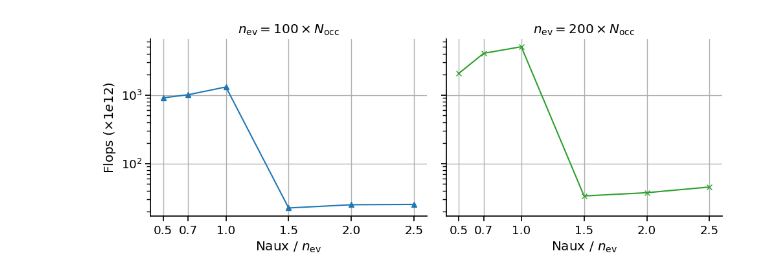
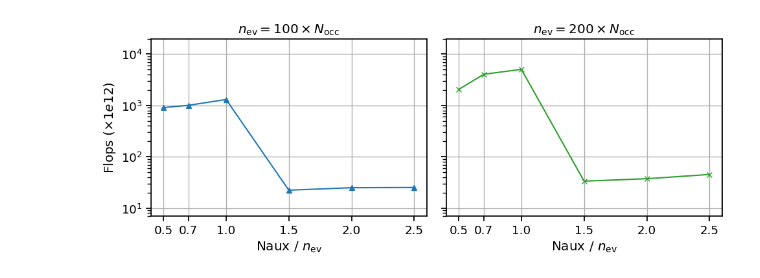
Before and after one commit to framere/MA_figures_official, a Jupyter notebook: Guess_space_init/plots_guess.ipynb, the cells around one changed output. Cells and saved outputs as stored; diff of their text form; code cells hidden in the pictures.

Commit message:
update_figures

```diff
--- a/Guess_space_init/plots_guess.ipynb
+++ b/Guess_space_init/plots_guess.ipynb
@@ -22,29 +22,31 @@ exact_formaldehyde =  20 * 27643**3
 # %%
 fig, axes = plt.subplots(1, 2, figsize=(10, 4), sharey=True)
 x_ticks_labels = [f"{x:.1f}" for x in factor]
 
 x_ticks1 = factor * N[0]
 axes[0].plot(x_ticks1, formaldehyde_100 / 1e12, marker='^', label=r'$N=100 \times N_{\text{occ}}$', color=colors[0])
 # axes[0].plot(x_ticks1, [exact_formaldehyde / 1e12]*len(x_ticks1), linestyle='--', label='Exact', color='black')
 axes[0].set_yscale('log')
 axes[0].set_xlabel(r'Naux / $n_{\text{ev}}$')
 axes[0].set_title(r'$n_{\text{ev}}=100 \times N_{\text{occ}}$')
 axes[0].set_xticks(x_ticks1, labels=x_ticks_labels)
+axes[0].set_ylim(7e0, 2e4)
 axes[0].grid()
 
 x_ticks2 = factor * N[1]
 axes[1].plot(x_ticks2, formaldehyde_200 / 1e12, marker='x', label=r'$N=200 \times N_{\text{occ}}$', color=colors[2])
 # axes[1].plot(x_ticks2, [exact_formaldehyde / 1e12]*len(x_ticks2), linestyle='--', label='Exact', color='black')
 axes[1].set_yscale('log')
 axes[1].set_xlabel(r'Naux / $n_{\text{ev}}$')
 axes[1].set_title(r'$n_{\text{ev}}=200 \times N_{\text{occ}}$')
 axes[1].set_xticks(x_ticks2, labels=x_ticks_labels)
+axes[1].set_ylim(7e0, 2e4)
 axes[1].grid()
 
 axes[0].set_ylabel(r'Flops ($\times 1e12$)')
-sns.despine()
+# sns.despine()
 plt.tight_layout()
 plt.savefig('Naux_analysis.pdf')
 plt.show()
 # %% [output]
-[figure, old version]
+[figure, new version]
```
Also changed, not shown: 8 other files.
